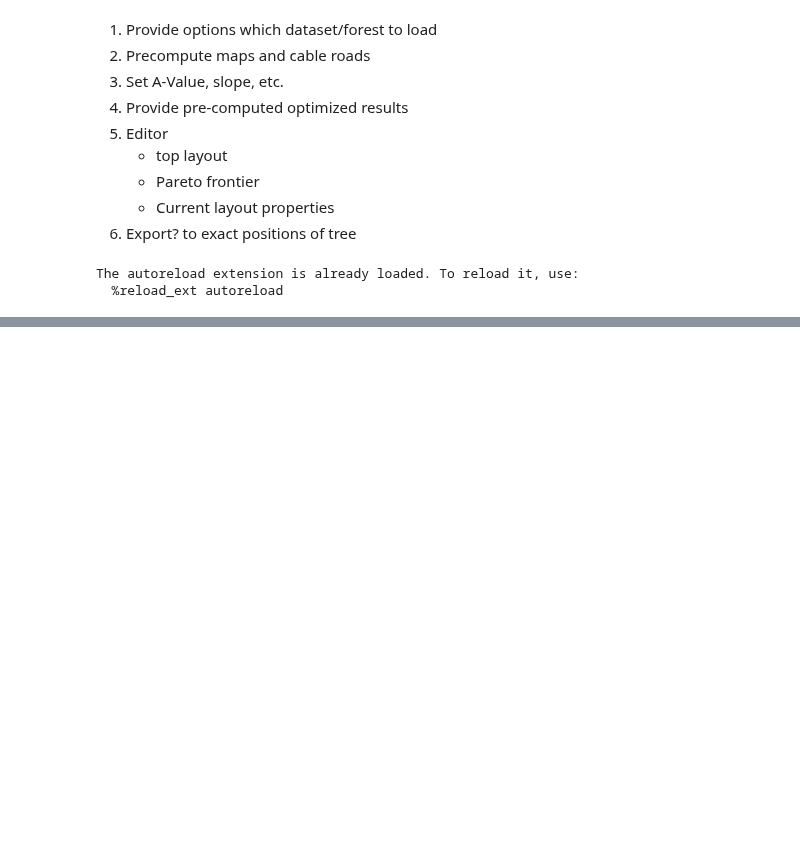
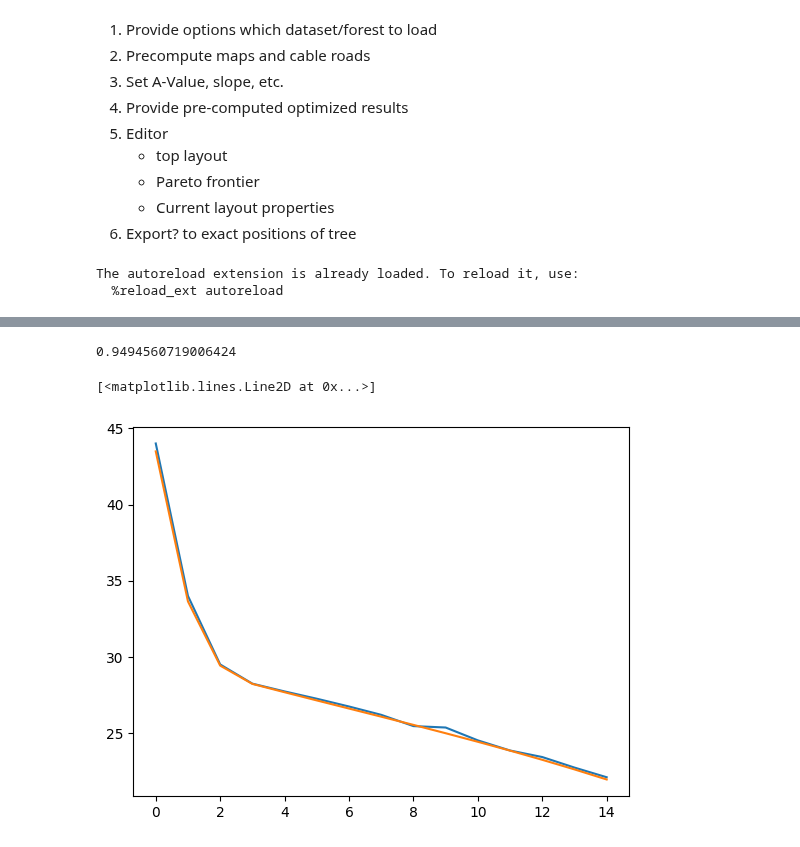
Before and after one commit to werzum/multi_objective_layout_optimization, a Jupyter notebook: 01_Notebooks/interface.ipynb, the cells around one changed output, grey strips where cells are left out. Drawn from its saved outputs; the diff is of its cells as text; code cells hidden in the pictures; blank space fills up the shorter version.

Commit message:
Experimentation for fitting on NN to tree types, simple KNN clustering didnt work

```diff
--- a/01_Notebooks/interface.ipynb
+++ b/01_Notebooks/interface.ipynb
@@ -50,3 +50,21 @@ tree_df = tree_df[tree_df["h"] > 0]
 tree_df = tree_df[tree_df["crownVolume"].astype(int) > 0]
 # tree_df.drop(columns=["tile", "scanID", "id"], inplace=True)
 tree_df.reset_index(drop=True, inplace=True)
+# %%
+# # recreate the height and diameter series
+# tree_df["height_series"] = [list(range(3, int(h))) for h in tree_df["h"]]
+
+durchmesser_csv = pd.read_csv("03_Data/Resources_Organized/durchmesser.csv")
+durchmesser_csv = durchmesser_csv[durchmesser_csv.hoehe % 1 == 0]
+
+kes = tree_gdf.id.unique()
+id_dict = {}
+dm_dict = {}
+for ke in kes:
+    id_dict[ke] = durchmesser_csv[durchmesser_csv["tree.id"] == ke]["hoehe"].to_list()
+    dm_dict[ke] = durchmesser_csv[durchmesser_csv["tree.id"] == ke][
+        "durchmesser"
+    ].to_list()
+
+tree_df["height_series"] = tree_df["id"].map(id_dict)
+tree_df["diameter_series"] = tree_df["id"].map(dm_dict)
@@ -52,0 +113,62 @@ tree_df.reset_index(drop=True, inplace=True)
+# %%
+import numpy as np
+
+x_id = durchmesser_csv["tree.id"].unique()
+targets = {}
+for id in x_id:
+    this_group = durchmesser_csv[durchmesser_csv["tree.id"] == id]["durchmesser"].values
+    targets[id] = this_group
+
+# create an array with the corresponding bhd and tree id for each tree id
+X = [
+    durchmesser_csv.loc[durchmesser_csv["tree.id"] == key, ["BHD", "Ges.h"]]
+    .iloc[0]
+    .values
+    for key in targets.keys()
+]
+X = np.array(X)
+
+
+# find the max height
+max_height = int(max(durchmesser_csv["hoehe"].unique())) + 1
+# create an empty ndarray of zeros
+Y = np.zeros((len(targets.keys()), max_height))
+# fill the array with the corresponding series
+for i, key in enumerate(targets.keys()):
+    this_group = targets[key]
+    Y[i, 0 : len(this_group)] = this_group
+
+# split the data
+from sklearn.model_selection import train_test_split
+
+X_train, X_test, y_train, y_test = train_test_split(X, Y, random_state=42)
+
+# train a neural network
+from sklearn.neural_network import MLPRegressor
+
+clf = MLPRegressor(max_iter=2000, hidden_layer_sizes=(100, 100, 100), random_state=42)
+clf.fit(X_train, y_train)
+
+# predict the test data
+y_pred = clf.predict(X_test)
+
+# evaluate the model
+from sklearn.metrics import mean_squared_error
+
+print(mean_squared_error(y_test, y_pred))
+
+# X_ts = [durchmesser_csv[durchmesser_csv["tree.id"] == x]["durchmesser"] for x in x_id]
+
+# X_ts = durchmesser_csv[features].iloc[locs : locs + 30]
+# Y_ts = durchmesser_csv[target].iloc[locs : locs + 30]
+# y_pred = clf.predict(X_diff)
+# plt.scatter(X_diff["hoehe"], Y_diff, color="black")
+# plt.scatter(X_diff["hoehe"], y_pred, color="red")
+# %% [output]
+0.9494560719006424
+# %%
+plt.plot(y_pred[4][0:15])
+plt.plot(y_test[4][0:15])
+# %% [output]
+[<matplotlib.lines.Line2D at 0x...>]
+[figure, added]
```
Also changed, not shown: parts of 13 cells of this notebook, 5 other files.
